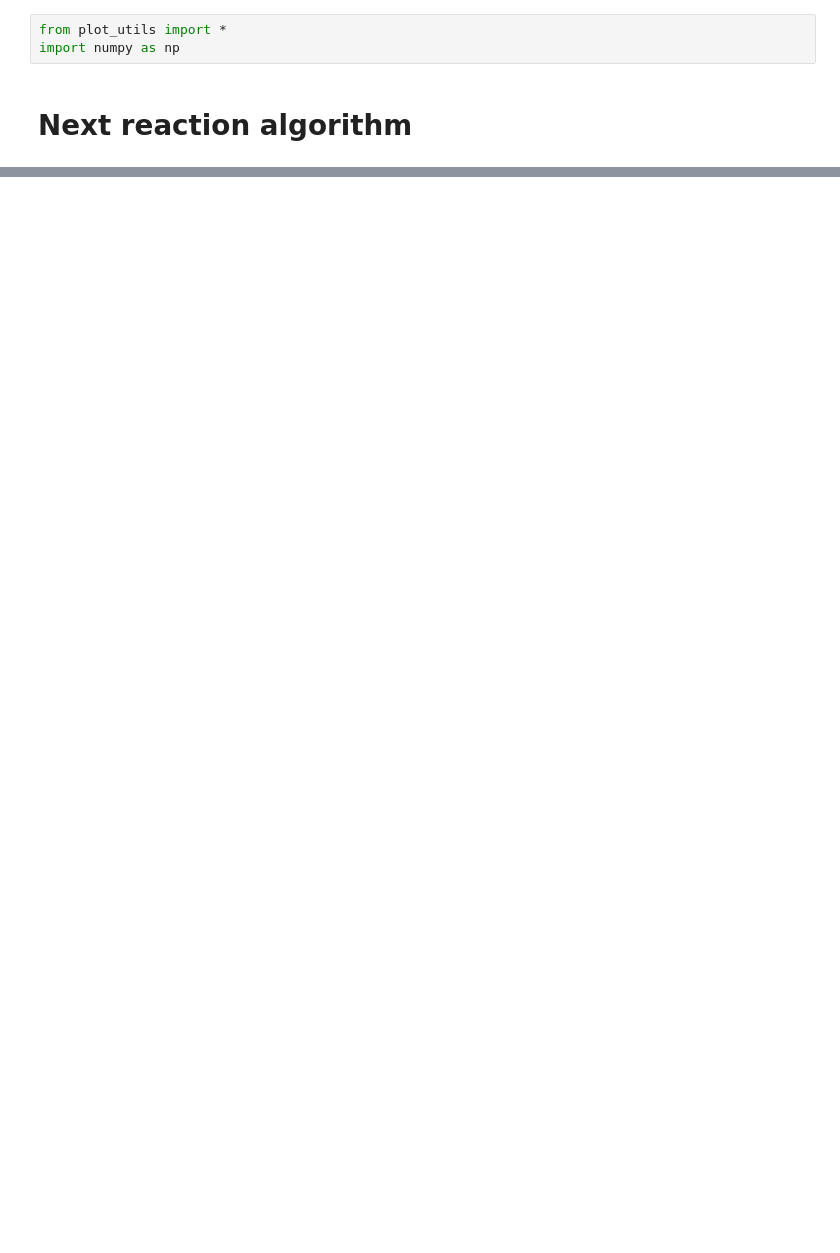
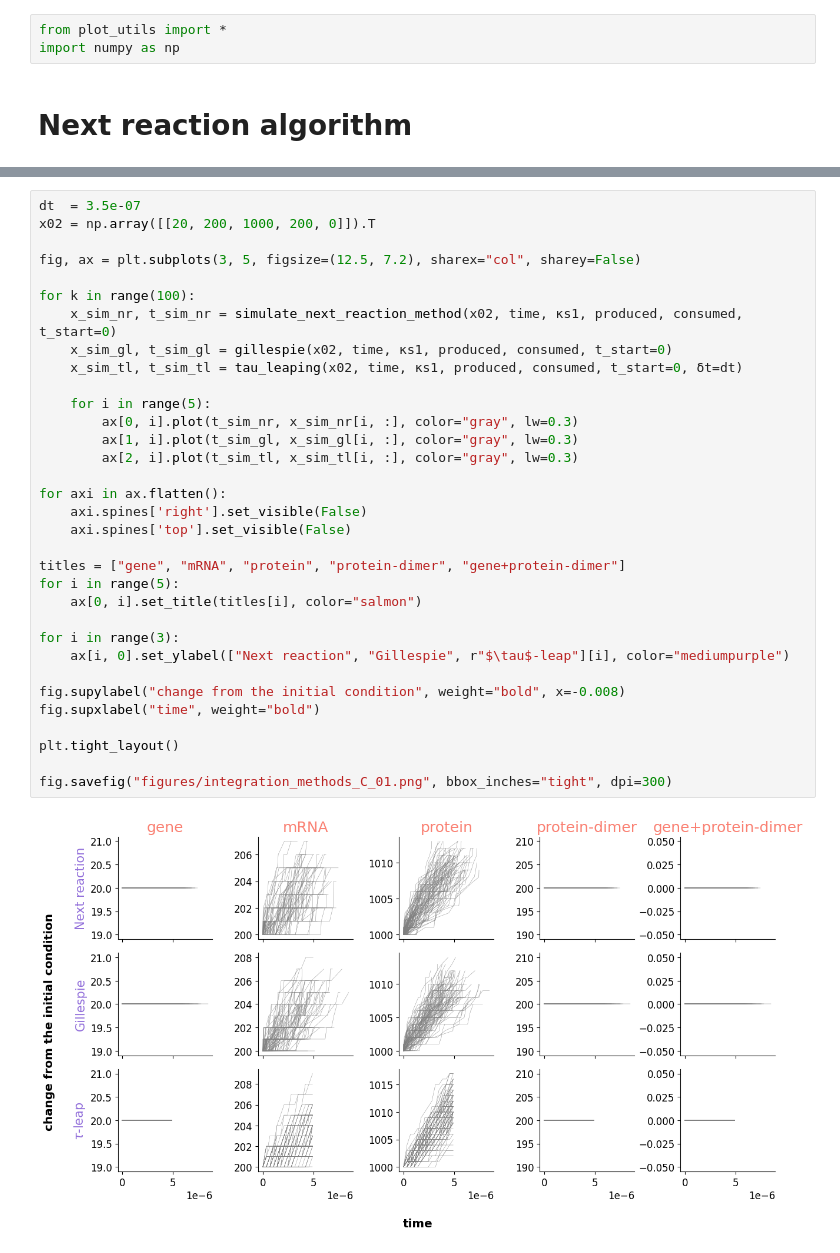
Before and after one commit to ChaosDonkey06/AppliedStochasticAnalysis, a Jupyter notebook: homework/HW05/hw05.ipynb, the cells around one changed output, grey strips where cells are left out. Drawn from its saved outputs; the diff is of its cells as text; blank space fills up the shorter version.

```diff
--- a/homework/HW05/hw05.ipynb
+++ b/homework/HW05/hw05.ipynb
@@ -198 +377,36 @@ fig.savefig("figures/integration_methods_01.png", bbox_inches="tight", dpi=300)
+# %%
+dt  = 3.5e-07
+x02 = np.array([[20, 200, 1000, 200, 0]]).T
+
+fig, ax = plt.subplots(3, 5, figsize=(12.5, 7.2), sharex="col", sharey=False)
+
+for k in range(100):
+    x_sim_nr, t_sim_nr = simulate_next_reaction_method(x02, time, κs1, produced, consumed, t_start=0)
+    x_sim_gl, t_sim_gl = gillespie(x02, time, κs1, produced, consumed, t_start=0)
+    x_sim_tl, t_sim_tl = tau_leaping(x02, time, κs1, produced, consumed, t_start=0, δt=dt)
+
+    for i in range(5):
+        ax[0, i].plot(t_sim_nr, x_sim_nr[i, :], color="gray", lw=0.3)
+        ax[1, i].plot(t_sim_gl, x_sim_gl[i, :], color="gray", lw=0.3)
+        ax[2, i].plot(t_sim_tl, x_sim_tl[i, :], color="gray", lw=0.3)
+
+for axi in ax.flatten():
+    axi.spines['right'].set_visible(False)
+    axi.spines['top'].set_visible(False)
+
+titles = ["gene", "mRNA", "protein", "protein-dimer", "gene+protein-dimer"]
+for i in range(5):
+    ax[0, i].set_title(titles[i], color="salmon")
+
+for i in range(3):
+    ax[i, 0].set_ylabel(["Next reaction", "Gillespie", r"$\tau$-leap"][i], color="mediumpurple")
+
+fig.supylabel("change from the initial condition", weight="bold", x=-0.008)
+fig.supxlabel("time", weight="bold")
+
+plt.tight_layout()
+
+fig.savefig("figures/integration_methods_C_01.png", bbox_inches="tight", dpi=300)
+# %% [output]
+[figure, added]
 # %%
```
Also changed, not shown: parts of 12 cells of this notebook, 13 other files.
